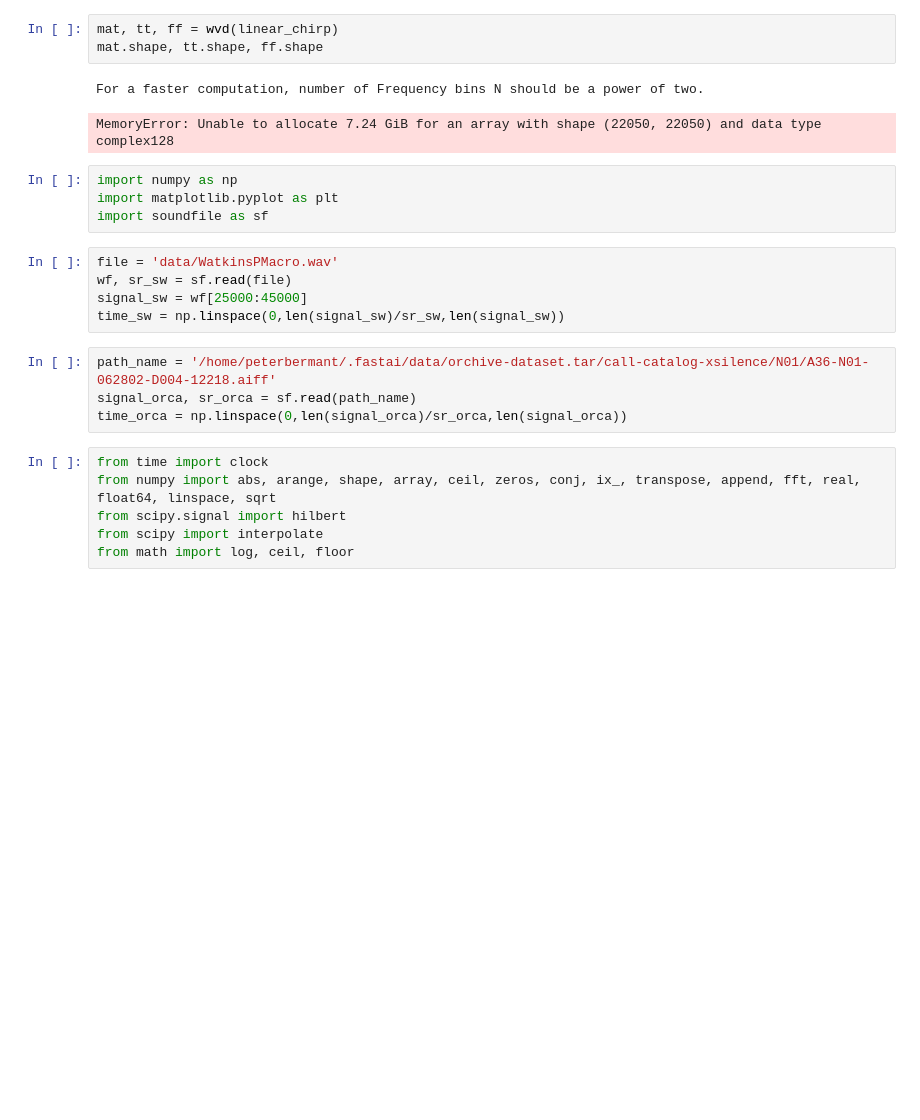
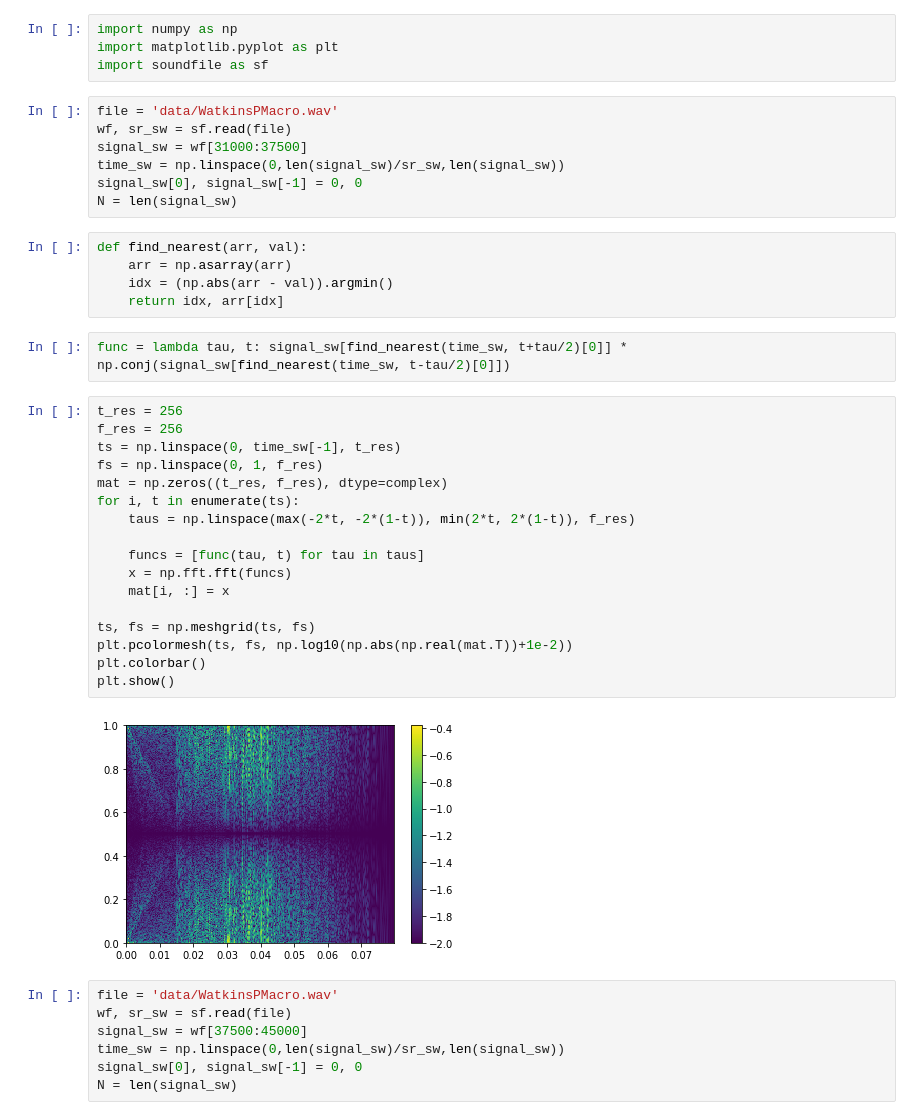
Before and after one commit to earthspecies/acoustic-representation-toolbox, a Jupyter notebook: 06_Miscellaneous_Representations.ipynb, the cells around one changed output. Saved outputs shown, nothing was run; the diff lists cells and outputs as text; blank space fills up the shorter version.

```diff
--- a/06_Miscellaneous_Representations.ipynb
+++ b/06_Miscellaneous_Representations.ipynb
@@ -109,25 +9,44 @@ def disprog(i, N, steps):
-# %%
-mat, tt, ff = wvd(linear_chirp)
-mat.shape, tt.shape, ff.shape
-# %% [output]
-For a faster computation, number of Frequency bins N should be a power of two.
-MemoryError: Unable to allocate 7.24 GiB for an array with shape (22050, 22050) and data type complex128
 # %%
 import numpy as np
 import matplotlib.pyplot as plt
 import soundfile as sf
+# %%
+file = 'data/WatkinsPMacro.wav'
+wf, sr_sw = sf.read(file)
+signal_sw = wf[31000:37500]
+time_sw = np.linspace(0,len(signal_sw)/sr_sw,len(signal_sw))
+signal_sw[0], signal_sw[-1] = 0, 0
+N = len(signal_sw)
+# %%
+def find_nearest(arr, val):
+    arr = np.asarray(arr)
+    idx = (np.abs(arr - val)).argmin()
+    return idx, arr[idx]
+# %%
+func = lambda tau, t: signal_sw[find_nearest(time_sw, t+tau/2)[0]] * np.conj(signal_sw[find_nearest(time_sw, t-tau/2)[0]])
+# %%
+t_res = 256
+f_res = 256
+ts = np.linspace(0, time_sw[-1], t_res)
+fs = np.linspace(0, 1, f_res)
+mat = np.zeros((t_res, f_res), dtype=complex)
+for i, t in enumerate(ts):
+    taus = np.linspace(max(-2*t, -2*(1-t)), min(2*t, 2*(1-t)), f_res)
+
+    funcs = [func(tau, t) for tau in taus]
+    x = np.fft.fft(funcs)
+    mat[i, :] = x
+
+ts, fs = np.meshgrid(ts, fs)
+plt.pcolormesh(ts, fs, np.log10(np.abs(np.real(mat.T))+1e-2))
+plt.colorbar()
+plt.show()
+# %% [output]
+[figure, added]
 # %%
 file = 'data/WatkinsPMacro.wav'
 wf, sr_sw = sf.read(file)
-signal_sw = wf[25000:45000]
+signal_sw = wf[37500:45000]
 time_sw = np.linspace(0,len(signal_sw)/sr_sw,len(signal_sw))
+signal_sw[0], signal_sw[-1] = 0, 0
+N = len(signal_sw)
-# %%
-path_name = '/home/peterbermant/.fastai/data/orchive-dataset.tar/call-catalog-xsilence/N01/A36-N01-062802-D004-12218.aiff'
-signal_orca, sr_orca = sf.read(path_name)
-time_orca = np.linspace(0,len(signal_orca)/sr_orca,len(signal_orca))
-# %%
-from time import clock
-from numpy import abs, arange, shape, array, ceil, zeros, conj, ix_, transpose, append, fft, real, float64, linspace, sqrt
-from scipy.signal import hilbert
-from scipy import interpolate
-from math import log, ceil, floor
```
Also changed, not shown: parts of 21 cells of this notebook.
